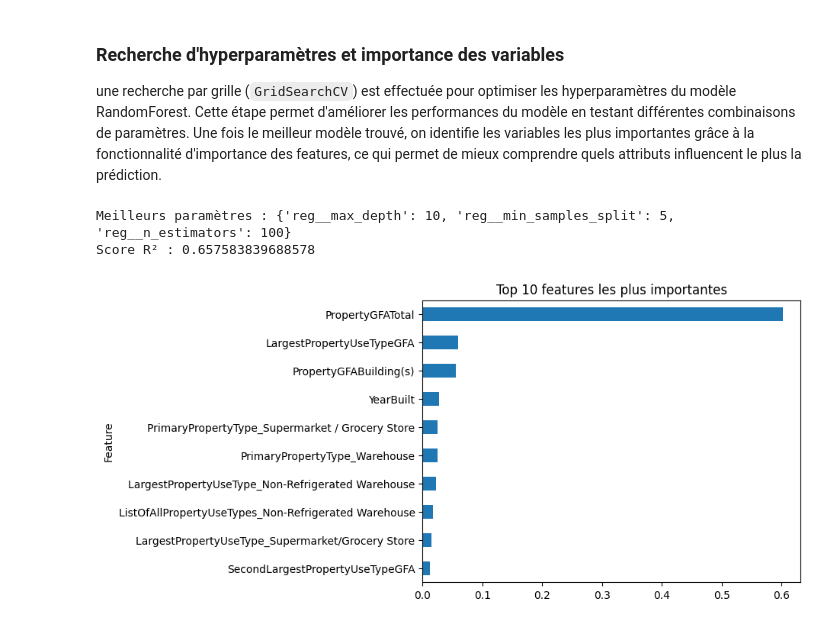
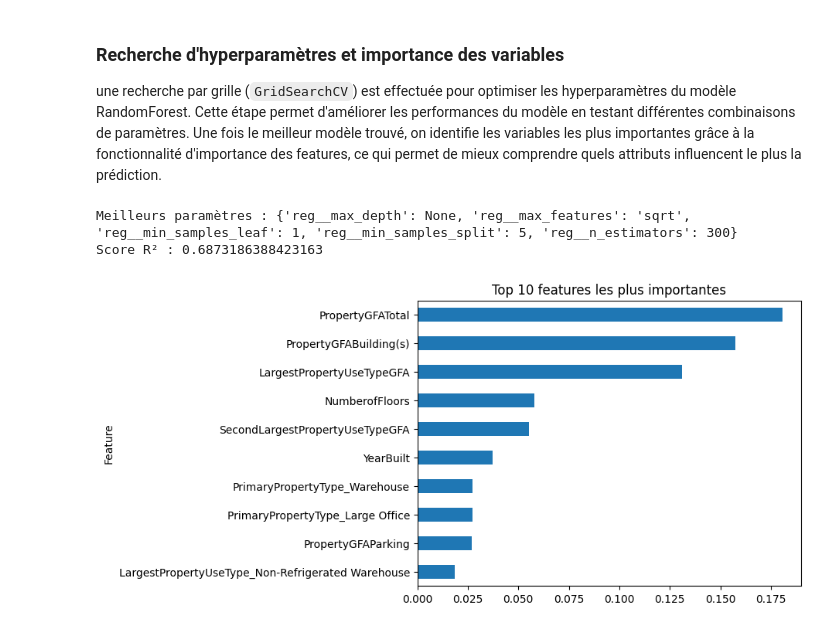
Before and after one commit to Christophe-Ringot/OC_P3_seattle, a Jupyter notebook: 02_model.ipynb, the cells around one changed output. Drawn from its saved outputs; the diff is of its cells as text; code cells hidden in the pictures.

```diff
--- a/02_model.ipynb
+++ b/02_model.ipynb
@@ -313,36 +323,36 @@ pipe = Pipeline([
     ("reg", RandomForestRegressor(random_state=42))
 ])
 
 param_grid = {
     "reg__n_estimators": [100, 200, 300, 400],
     "reg__max_depth": [5, 10, 15, None],
-    "reg__min_samples_split": [2, 5]
+    "reg__min_samples_split": [2, 5, 10],
+    "reg__min_samples_leaf": [1, 2, 4],
+    "reg__max_features": ["sqrt", "log2", None]
 }
 
 grid = GridSearchCV(pipe, param_grid, cv=3, n_jobs=-1, scoring="r2")
 grid.fit(X_train, y_train_log)
 
 print("Meilleurs paramètres :", grid.best_params_)
 print("Score R² :", grid.best_score_)
 
-
 best_model = grid.best_estimator_
 best_model.fit(X_train, y_train_log)
-
 
 importances = best_model.named_steps["reg"].feature_importances_
 feat_names = best_model.named_steps["prep"].get_feature_names_out()
 
 imp_df = pd.DataFrame({
     "Feature": feat_names,
     "Importance": importances
 }).sort_values(by="Importance", ascending=False)
 
 imp_df.head(10).plot(kind="barh", x="Feature", y="Importance", legend=False)
 plt.gca().invert_yaxis()
 plt.title("Top 10 features les plus importantes")
 plt.show()
 # %% [output]
-Meilleurs paramètres : {'reg__max_depth': 10, 'reg__min_samples_split': 5, 'reg__n_estimators': 100}
-Score R² : 0.657583839688578
+Meilleurs paramètres : {'reg__max_depth': None, 'reg__max_features': 'sqrt', 'reg__min_samples_leaf': 1, 'reg__min_samples_split': 5, 'reg__n_estimators': 300}
+Score R² : 0.6873186388423163
-[figure, old version]
+[figure, new version]
```
Also changed, not shown: parts of 17 cells of this notebook, 9 other files.
